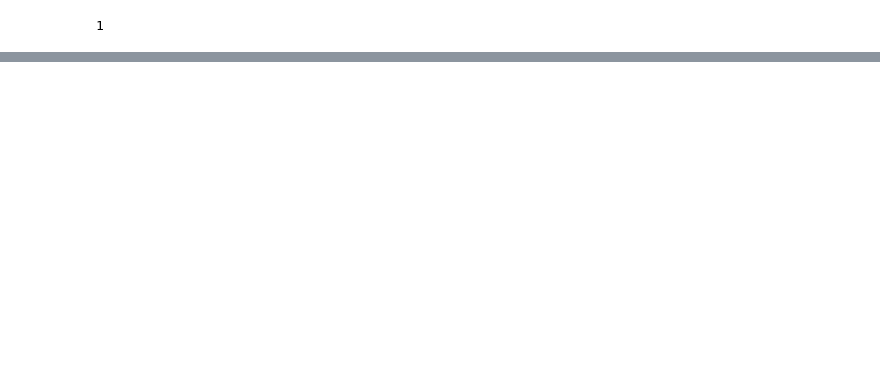
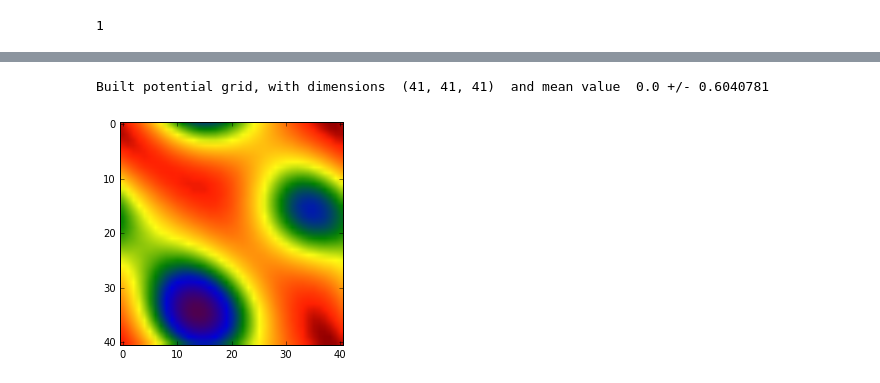
Before and after one commit to LaurencePeanuts/Music, a Jupyter notebook: Scripts/Reconstruction_notebook.ipynb, the cells around one changed output, grey strips where cells are left out. Saved outputs shown, nothing was run; the diff lists cells and outputs as text; code cells hidden in the pictures; blank space fills up the shorter version.

```diff
--- a/Scripts/Reconstruction_notebook.ipynb
+++ b/Scripts/Reconstruction_notebook.ipynb
@@ -39,0 +54,10 @@ print beatbox.You.all_simulated_universes[-1].lms
+# %%
+We.rearrange_fn_from_vector_to_grid()
+We.evaluate_potential_given_fourier_coefficients()
+# %% [output]
+Built potential grid, with dimensions  (41, 41, 41)  and mean value  0.0 +/- 0.6040781
+# %%
+import matplotlib.pyplot as plt
+imgplot = plt.imshow(beatbox.You.all_simulated_universes[-1].phi[:,:,20])
+# %% [output]
+[figure, added]
```
Also changed, not shown: parts of 54 cells of this notebook, 4 other files.
